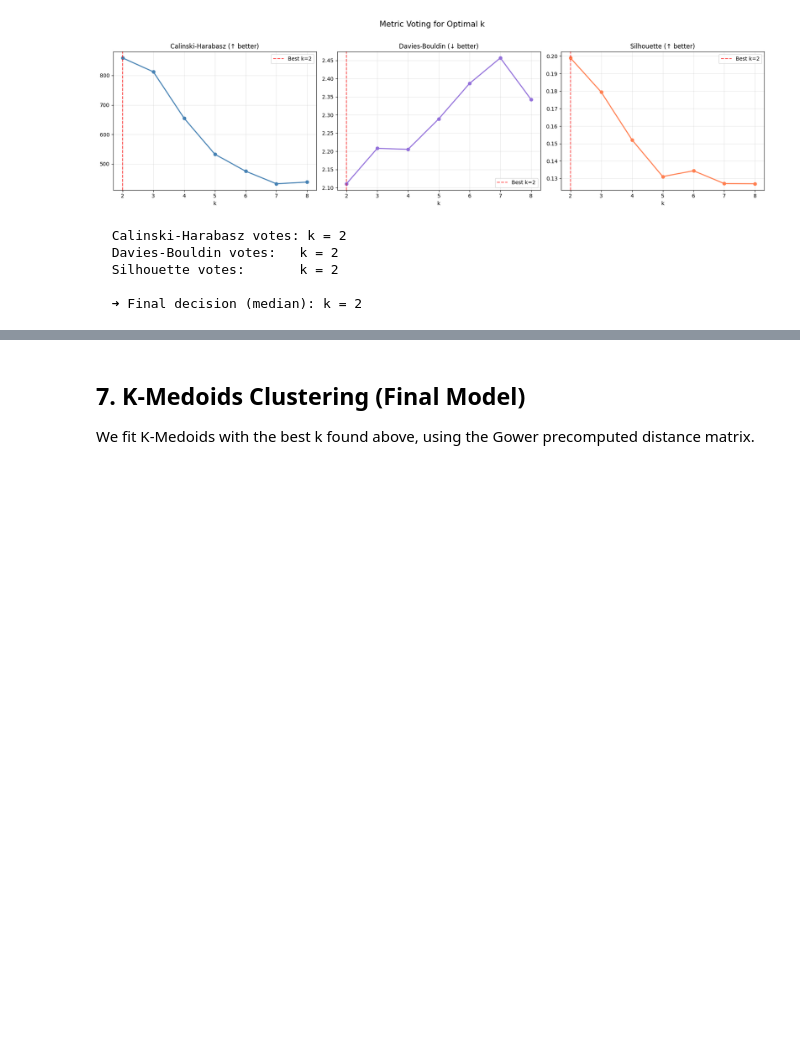
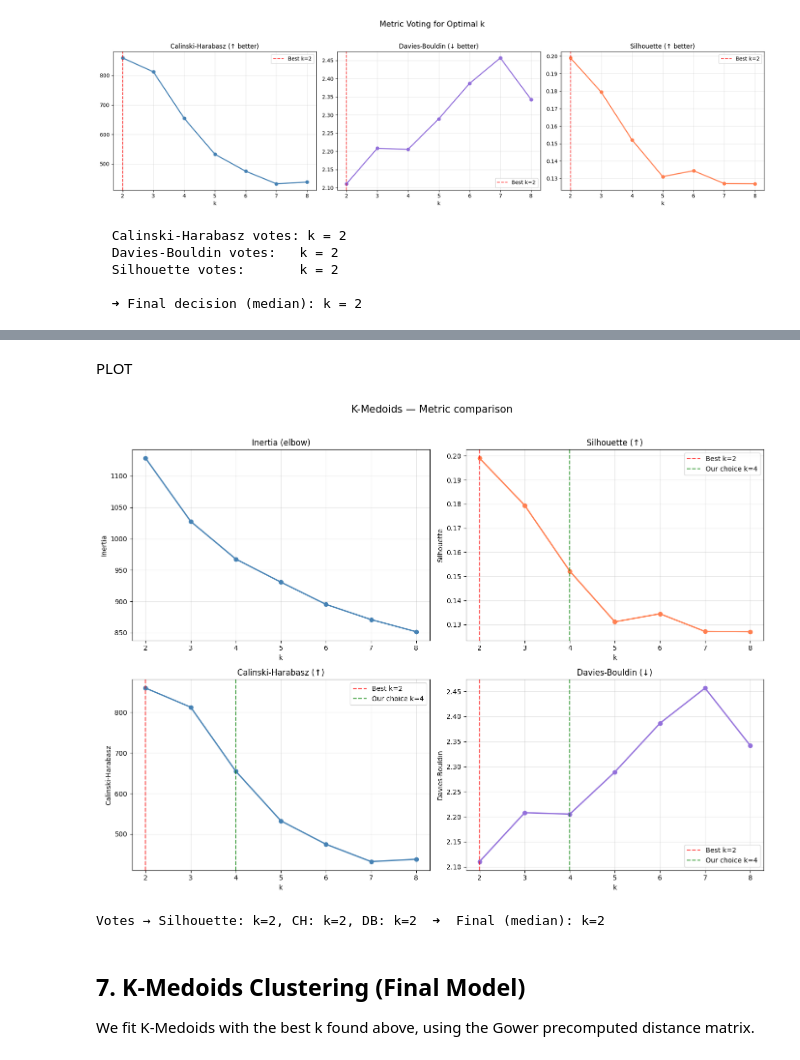
Before and after one commit to SimoneCerrone/FINTECH, a Jupyter notebook: BankClients_Segmentation_Final1.ipynb, the cells around one changed output, grey strips where cells are left out. Cells and saved outputs as stored; diff of their text form; code cells hidden in the pictures; blank space fills up the shorter version.

```diff
--- a/BankClients_Segmentation_Final1.ipynb
+++ b/BankClients_Segmentation_Final1.ipynb
@@ -1021,0 +1024,16 @@ print(f'\n  ➜ Final decision (median): k = {k_voted}')
+# %%
+# ── All metrics for k = 2..8 ─────────────────────────────────────────────────
+k_range = list(range(2, 9))
+results = {'Inertia': [], 'Silhouette': [], 'Calinski-Harabasz': [], 'Davies-Bouldin': []}
+
+for k in k_range:
+    kmed = KMedoids(n_clusters=k, metric='precomputed', method='pam',
+                    init='build', random_state=42)
+    labels = kmed.fit_predict(gower_distances)
+    results['Inertia'].append(kmed.inertia_)
+    results['Silhouette'].append(silhouette_score(gower_distances, labels, metric='precomputed'))
+    results['Calinski-Harabasz'].append(calinski_harabasz_score(X, labels))
+    results['Davies-Bouldin'].append(davies_bouldin_score(X, labels))
+
+df_metrics = pd.DataFrame(results, index=pd.Index(k_range, name='k'))
+df_metrics.round(4)
@@ -1022,3 +1050,41 @@ print(f'\n  ➜ Final decision (median): k = {k_voted}')
+# %% [markdown]
+PLOT
+# %%
+# ── Plot all four metrics ─────────────────────────────────────────────────────
+metrics = {
+    'Inertia (elbow)':        ('Inertia',           'steelblue',    None),
+    'Silhouette (↑)':         ('Silhouette',        'coral',        'max'),
+    'Calinski-Harabasz (↑)':  ('Calinski-Harabasz', 'steelblue',    'max'),
+    'Davies-Bouldin (↓)':     ('Davies-Bouldin',    'mediumpurple', 'min'),
+}
+
+fig, axes = plt.subplots(2, 2, figsize=(14, 10))
+
+for ax, (title, (col, color, best_fn)) in zip(axes.flat, metrics.items()):
+    vals = df_metrics[col].values
+    ax.plot(k_range, vals, 'o-', color=color, linewidth=2)
+    if best_fn:
+        best_k = k_range[np.argmax(vals) if best_fn == 'max' else np.argmin(vals)]
+        ax.axvline(best_k, color='red', linestyle='--', alpha=0.7, label=f'Best k={best_k}')
+        ax.axvline(4, color='green', linestyle='--', alpha=0.7, label=f'Our choice k={4}')
+        ax.legend()
+    ax.set_title(title)
+    ax.set_xlabel('k')
+    ax.set_ylabel(col)
+    ax.grid(True, alpha=0.3)
+
+plt.suptitle('K-Medoids — Metric comparison', fontsize=15, y=1.02)
+plt.tight_layout()
+plt.show()
+
+k_sil = k_range[np.argmax(df_metrics['Silhouette'])]
+k_ch  = k_range[np.argmax(df_metrics['Calinski-Harabasz'])]
+k_db  = k_range[np.argmin(df_metrics['Davies-Bouldin'])]
+k_voted = int(np.median([k_sil, k_ch, k_db]))
+print(f'\nVotes → Silhouette: k={k_sil}, CH: k={k_ch}, DB: k={k_db}  ➜  Final (median): k={k_voted}')
+# %% [output]
+[figure, added]
+Votes → Silhouette: k=2, CH: k=2, DB: k=2  ➜  Final (median): k=2
 # %% [markdown]
 ## 7. K-Medoids Clustering (Final Model)
 
```
Also changed, not shown: parts of 3 cells of this notebook.
